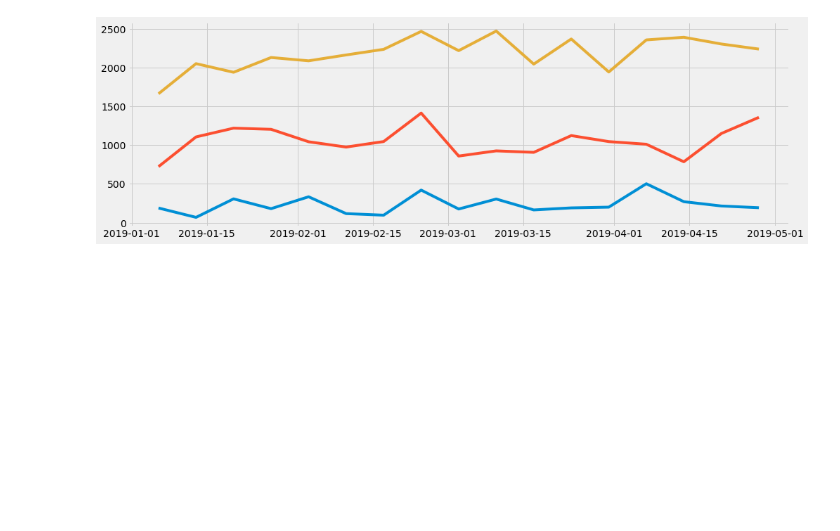
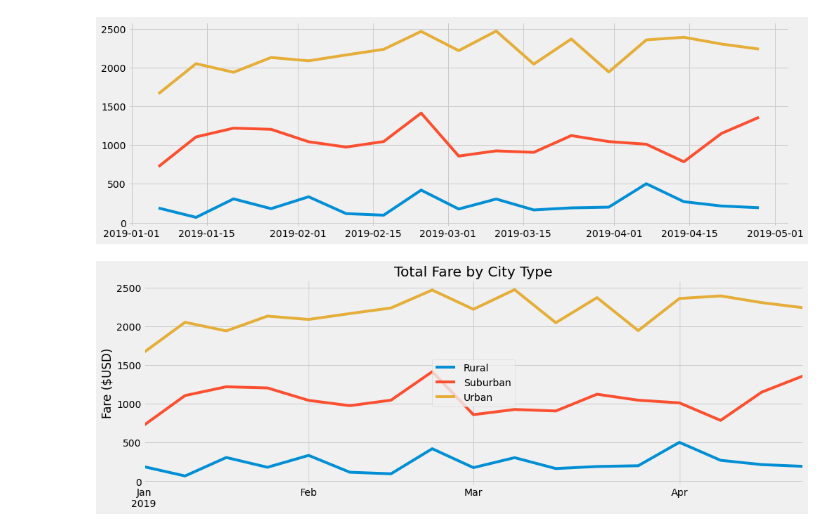
Before and after one commit to Arrock-12/PyBer-Analysis, a Jupyter notebook: PyBer_Challenge_weird_dates.ipynb, the cells around one changed output. Saved outputs shown, nothing was run; the diff lists cells and outputs as text; code cells hidden in the pictures; blank space fills up the shorter version.

```diff
--- a/PyBer_Challenge_weird_dates.ipynb
+++ b/PyBer_Challenge_weird_dates.ipynb
@@ -254,3 +254,23 @@ ax.set_xticks(tick_locations, months)
 # %% [output]
 TypeError: set_ticks() takes 2 positional arguments but 3 were given
 [figure]
+# %%
+# Import the style from Matplotlib.
+from matplotlib import style
+# Use the graph style fivethirtyeight.
+style.use('fivethirtyeight')
+
+labels = ["Rural", "Suburban", "Urban"]
+
+fare_weekly_df.plot(figsize = (15,5), xlabel = "", ylabel = "Fare ($USD)", title = "Total Fare by City Type", legend = False)
+
+plt.legend(labels, loc = "center")
+
+#ax.legend(labels, loc = "center")
+
+
+
+plt.savefig("Analysis/Total_Fare_by_City_Type.png")
+plt.show()
+# %% [output]
+[figure, added]
```
Also changed, not shown: 2 other files.
